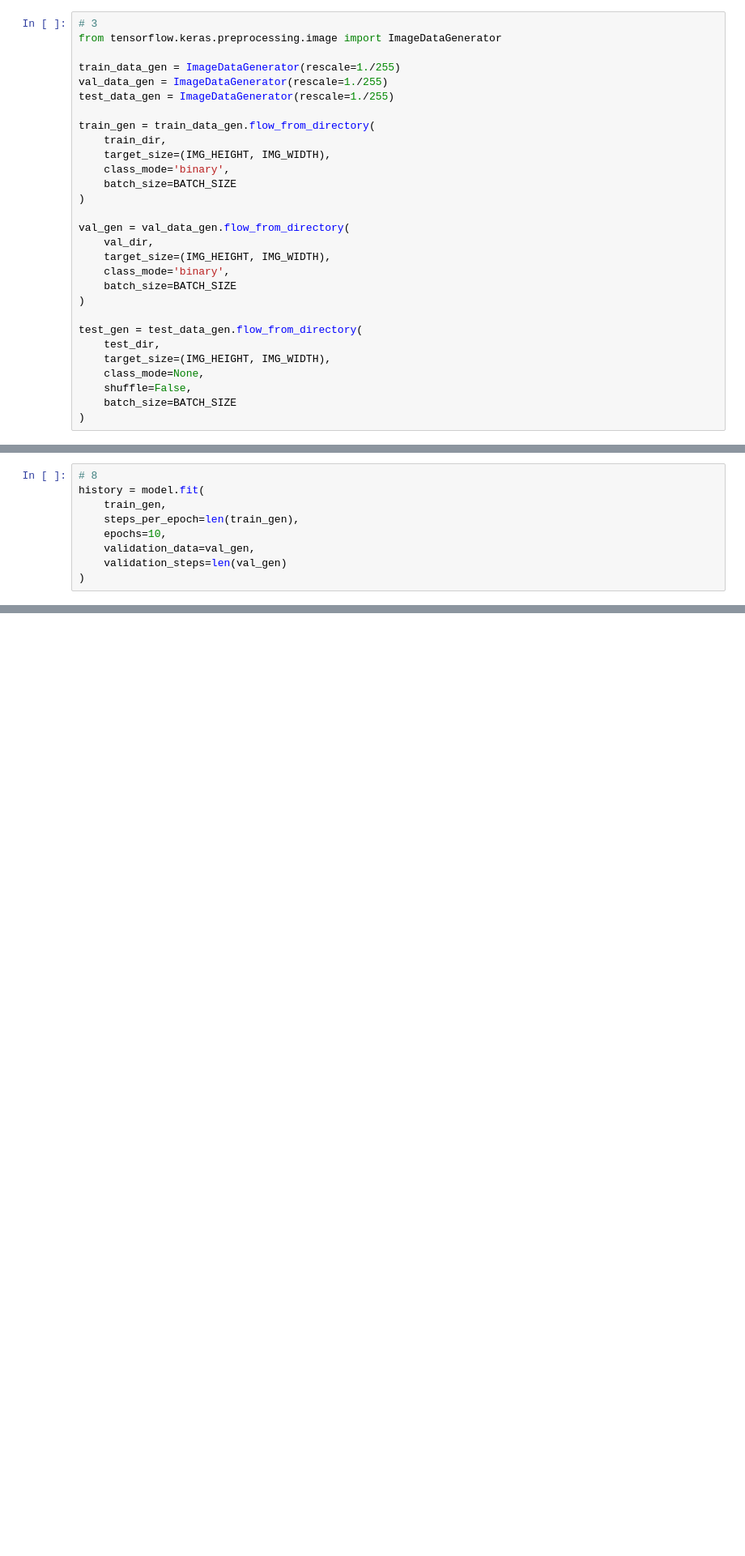
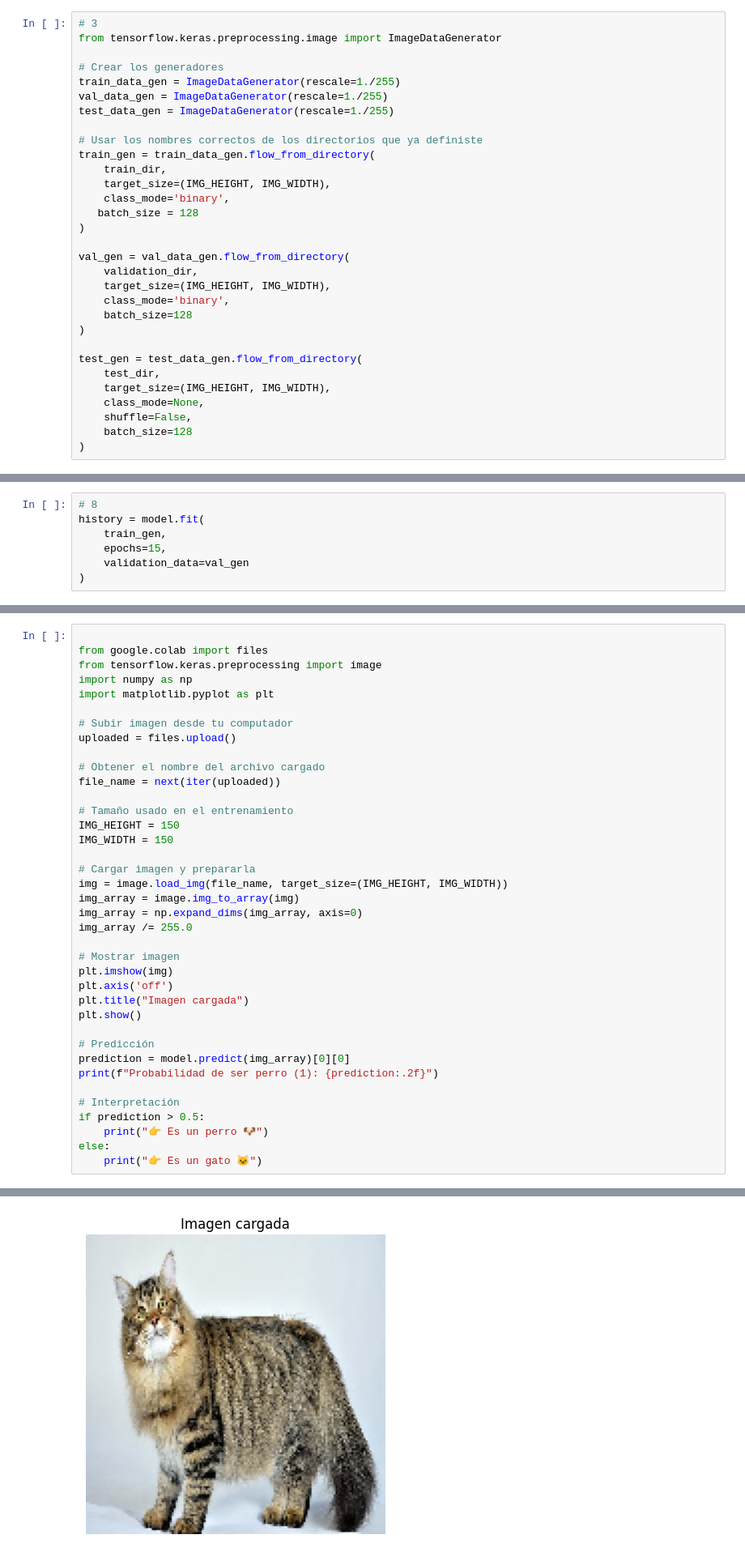
Before and after one commit to Victoriab23z1/boilerplate-infosec, a Jupyter notebook: fcc_cat_dog.ipynb, the cells around one changed output, grey strips where cells are left out. Shown at 81% size. Saved outputs shown, nothing was run; the diff lists cells and outputs as text; blank space fills up the shorter version.

```diff
--- a/fcc_cat_dog.ipynb
+++ b/fcc_cat_dog.ipynb
@@ -58,22 +60,24 @@ replace cats_and_dogs/.DS_Store? [y]es, [n]o, [A]ll, [N]one, [r]ename:
 # 3
 from tensorflow.keras.preprocessing.image import ImageDataGenerator
 
+# Crear los generadores
 train_data_gen = ImageDataGenerator(rescale=1./255)
 val_data_gen = ImageDataGenerator(rescale=1./255)
 test_data_gen = ImageDataGenerator(rescale=1./255)
 
+# Usar los nombres correctos de los directorios que ya definiste
 train_gen = train_data_gen.flow_from_directory(
     train_dir,
     target_size=(IMG_HEIGHT, IMG_WIDTH),
     class_mode='binary',
-    batch_size=BATCH_SIZE
+   batch_size = 128
 )
 
 val_gen = val_data_gen.flow_from_directory(
-    val_dir,
+    validation_dir,
     target_size=(IMG_HEIGHT, IMG_WIDTH),
     class_mode='binary',
-    batch_size=BATCH_SIZE
+    batch_size=128
 )
 
 test_gen = test_data_gen.flow_from_directory(
@@ -81,5 +85,5 @@ test_gen = test_data_gen.flow_from_directory(
     target_size=(IMG_HEIGHT, IMG_WIDTH),
     class_mode=None,
     shuffle=False,
-    batch_size=BATCH_SIZE
+    batch_size=128
 )
@@ -143,8 +203,6 @@ model.compile(optimizer='adam',
 # 8
 history = model.fit(
     train_gen,
-    steps_per_epoch=len(train_gen),
-    epochs=10,
-    validation_data=val_gen,
-    validation_steps=len(val_gen)
+    epochs=15,
+    validation_data=val_gen
 )
@@ -173,0 +252,39 @@ plt.show()
+# %%
+
+from google.colab import files
+from tensorflow.keras.preprocessing import image
+import numpy as np
+import matplotlib.pyplot as plt
+
+# Subir imagen desde tu computador
+uploaded = files.upload()
+
+# Obtener el nombre del archivo cargado
+file_name = next(iter(uploaded))
+
+# Tamaño usado en el entrenamiento
+IMG_HEIGHT = 150
+IMG_WIDTH = 150
+
+# Cargar imagen y prepararla
+img = image.load_img(file_name, target_size=(IMG_HEIGHT, IMG_WIDTH))
+img_array = image.img_to_array(img)
+img_array = np.expand_dims(img_array, axis=0)
+img_array /= 255.0
+
+# Mostrar imagen
+plt.imshow(img)
+plt.axis('off')
+plt.title("Imagen cargada")
+plt.show()
+
+# Predicción
+prediction = model.predict(img_array)[0][0]
+print(f"Probabilidad de ser perro (1): {prediction:.2f}")
+
+# Interpretación
+if prediction > 0.5:
+    print("👉 Es un perro 🐶")
+else:
+    print("👉 Es un gato 🐱")
+# %% [output]
@@ -173,0 +293 @@ plt.show()
+[figure, added]
```
Also changed, not shown: parts of 14 cells of this notebook.
